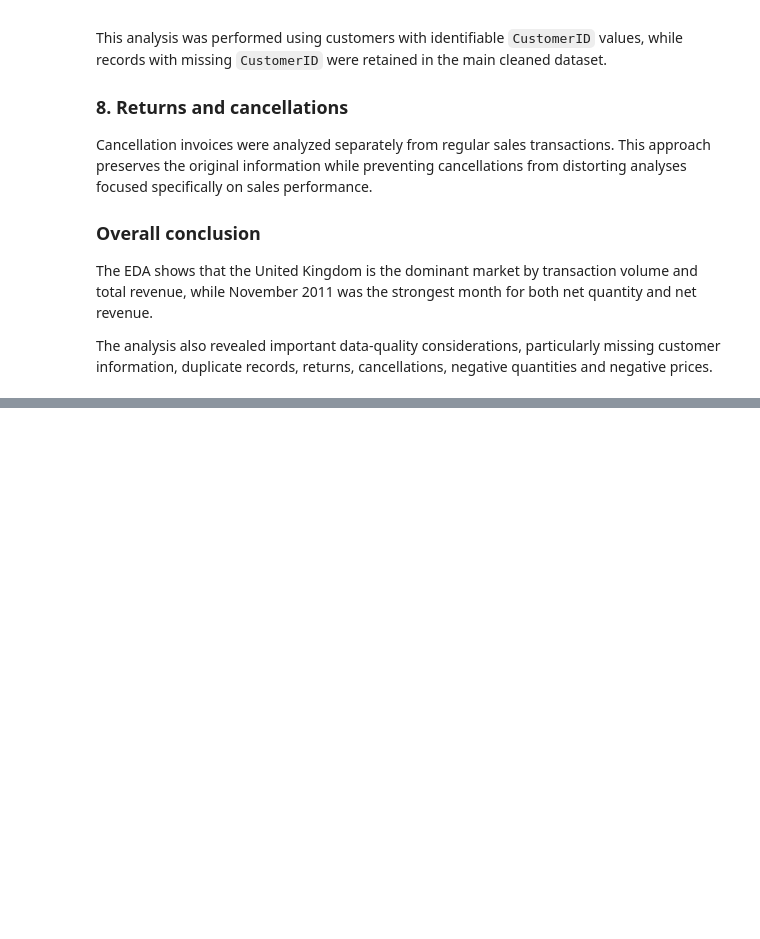
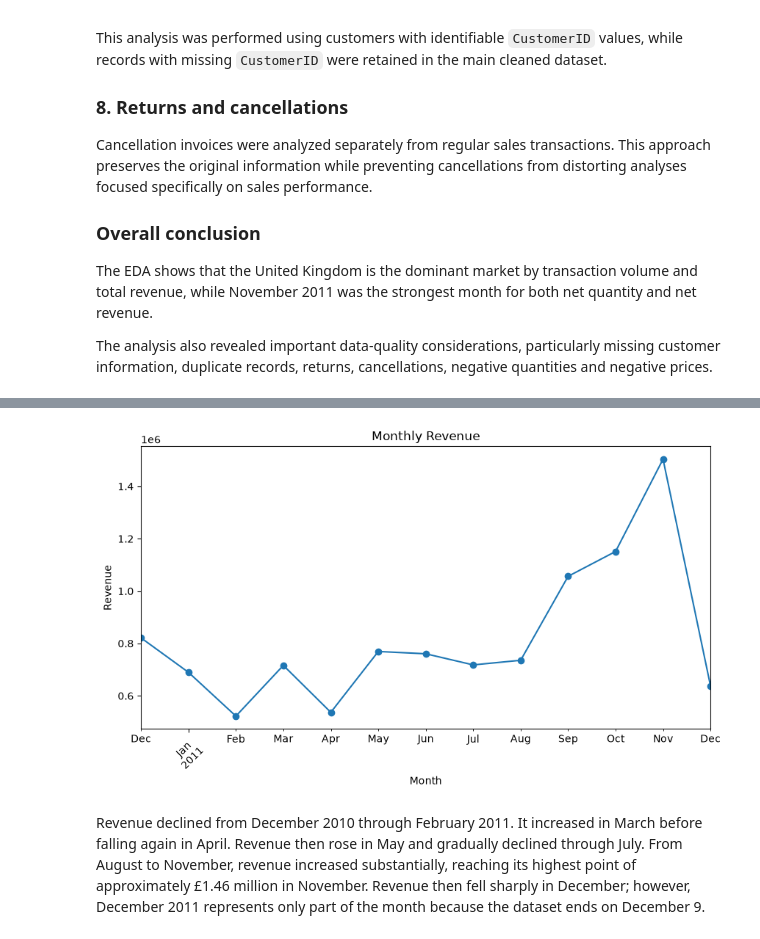
Before and after one commit to esthermaina36/online-retail-analysis, a Jupyter notebook: notebooks/01_initial_exploration.ipynb, the cells around one changed output, grey strips where cells are left out. Saved outputs shown, nothing was run; the diff lists cells and outputs as text; code cells hidden in the pictures; blank space fills up the shorter version.

```diff
--- a/notebooks/01_initial_exploration.ipynb
+++ b/notebooks/01_initial_exploration.ipynb
@@ -774,0 +808,2 @@ The analysis also revealed important data-quality considerations, particularly m
+# %%
+monthly_revenue = (df_sales.groupby("Month")["Revenue"].sum() )
@@ -774,0 +828,12 @@ The analysis also revealed important data-quality considerations, particularly m
+# %%
+plt.figure(figsize=(10, 5))
+monthly_revenue.plot(kind="line", marker="o")
+plt.title("Monthly Revenue")
+plt.xlabel("Month")
+plt.ylabel("Revenue")
+plt.xticks(rotation=45)
+plt.show()
+# %% [output]
+[figure, added]
+# %% [markdown]
+Revenue declined from December 2010 through February 2011. It increased in March before falling again in April. Revenue then rose in May and gradually declined through July. From August to November, revenue increased substantially, reaching its highest point of approximately £1.46 million in November. Revenue then fell sharply in December; however, December 2011 represents only part of the month because the dataset ends on December 9.
```
Also changed, not shown: parts of 23 cells of this notebook.
